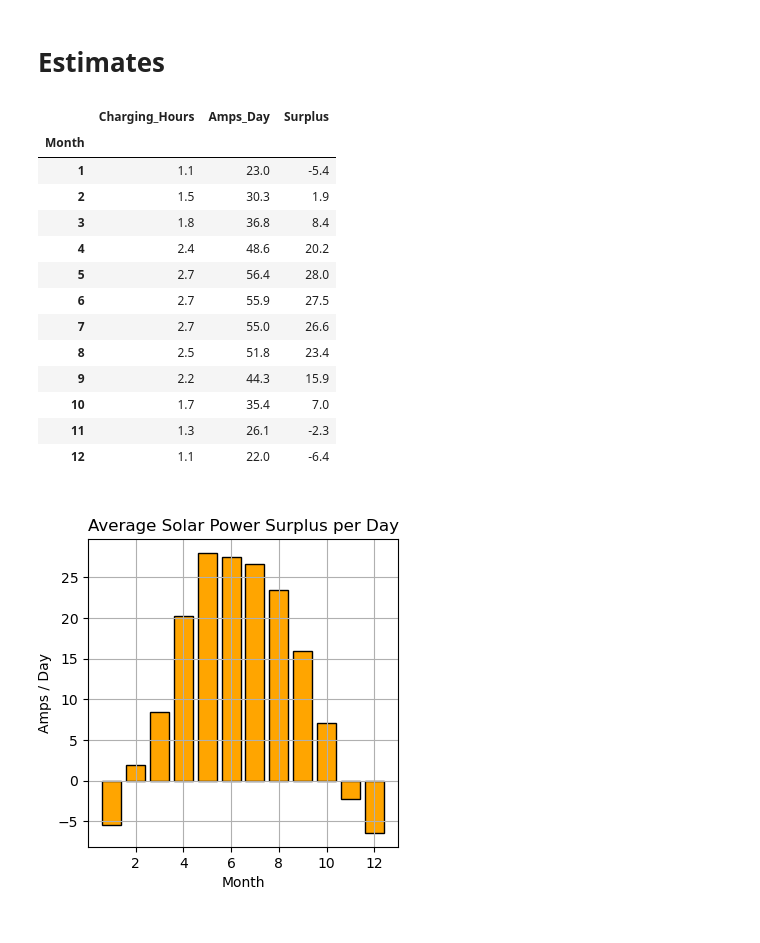
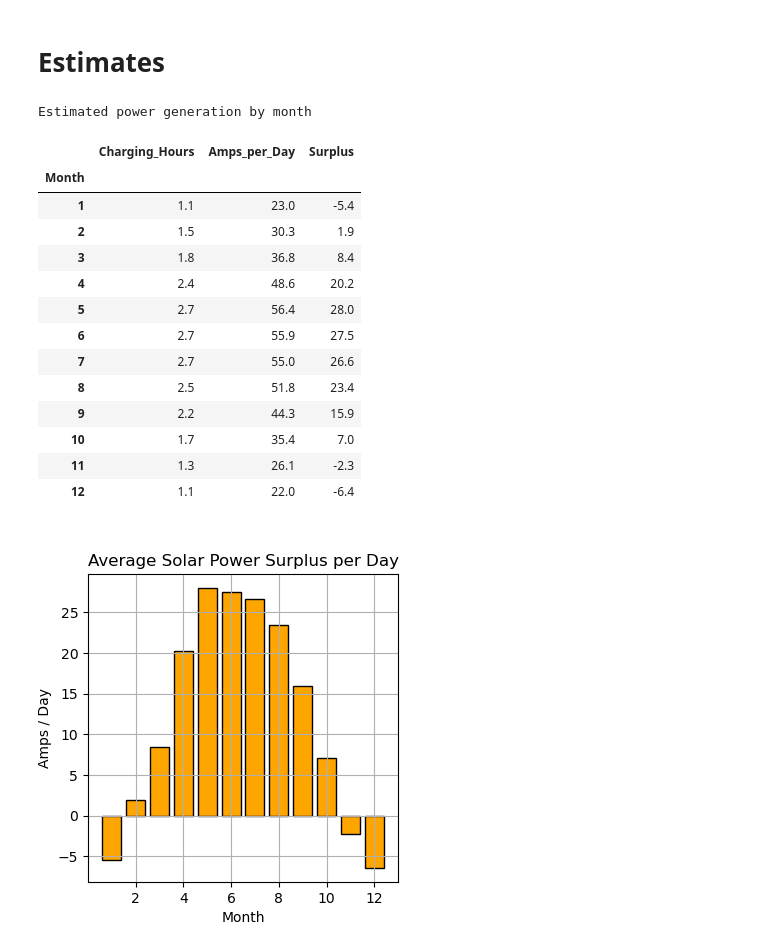
Before and after one commit to ubc-micromet/DataLogger_Programs, a Jupyter notebook: BBS/Power_Calc.ipynb, the cells around one changed output. Drawn from its saved outputs; the diff is of its cells as text; code cells hidden in the pictures.

Commit message:
Power Estimates Refined

```diff
--- a/BBS/Power_Calc.ipynb
+++ b/BBS/Power_Calc.ipynb
@@ -95,8 +95,8 @@ Inst_Power_Draw = np.array([
     [1.2,1.2] # CSAT3: https://www.campbellsci.ca/csat3 - at 20 hz
     ])
 
-System_Demand = (Inst_Power_Draw.mean(axis=-1)).sum()/Inst_Voltage*24
-print('Total System Demand Amps per Day: ',np.round(System_Demand,2))
+System_Demand_Amps_per_Day = (Inst_Power_Draw.mean(axis=-1)).sum()/Inst_Voltage*24
+print('Total System Demand Amps per Day: ',np.round(System_Demand_Amps_per_Day,2))
 # %% [output]
 Total System Demand Amps per Day:  28.4
 # %% [markdown]
@@ -156,22 +156,23 @@ Max Output Amps/hour  20.6
 # %%
 Scale = .25 # Assume a % of sun shine compared to BB1 to account for shading
 Power_by_Day_per_Month = (Monthly[['Charging_Hours']].astype('float64')*Scale)
 
-Power_by_Day_per_Month['Amps_Day'] = Power_by_Day_per_Month['Charging_Hours']*Amps_per_Hour
+Power_by_Day_per_Month['Amps_per_Day'] = Power_by_Day_per_Month['Charging_Hours']*Amps_per_Hour
 Power_by_Day_per_Month.index.name='Month'
-Power_by_Day_per_Month['Surplus'] = Power_by_Day_per_Month['Amps_Day'] - System_Demand
+Power_by_Day_per_Month['Surplus'] = Power_by_Day_per_Month['Amps_per_Day'] - System_Demand_Amps_per_Day
 
 fig,ax=plt.subplots(figsize=(4,4))
 ax.bar(Power_by_Day_per_Month.index,Power_by_Day_per_Month['Surplus'],edgecolor='k',color='orange')
 ax.set_ylabel('Amps / Day')
 ax.set_title('Average Solar Power Surplus per Day')
 ax.grid()
 ax.set_xlabel('Month')
 
 print("Estimated power generation by month")
 Power_by_Day_per_Month.round(1)
 # %% [output]
+Estimated power generation by month
-|  | Charging_Hours | Amps_Day | Surplus |
+|  | Charging_Hours | Amps_per_Day | Surplus |
 | Month |  |  |  |
 | 1 | 1.1 | 23.0 | -5.4 |
 | 2 | 1.5 | 30.3 | 1.9 |
```
Also changed, not shown: parts of 1 cell of this notebook.
